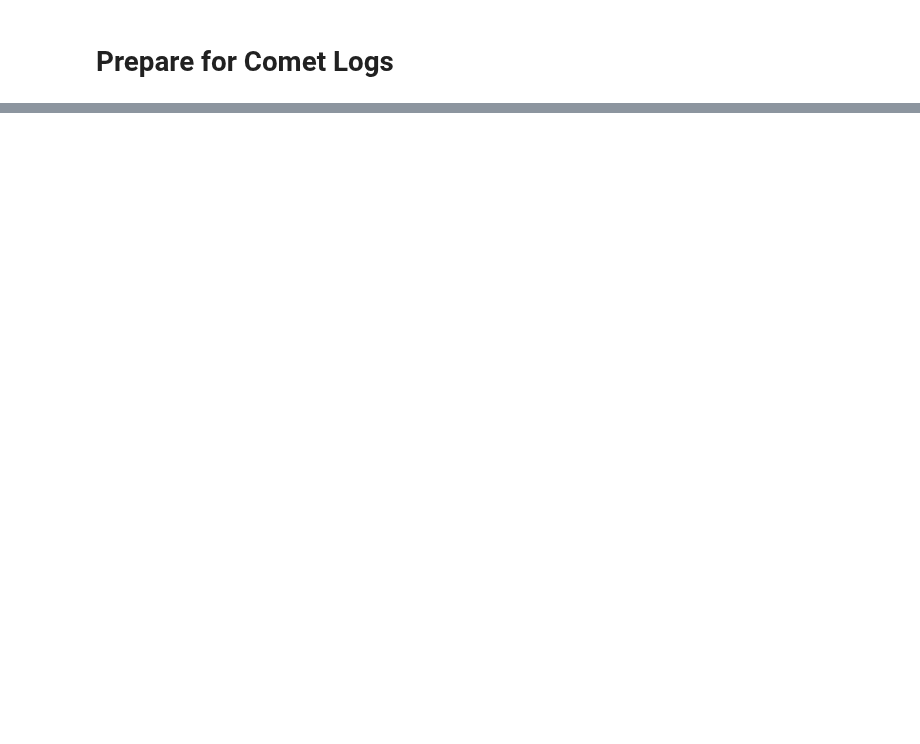
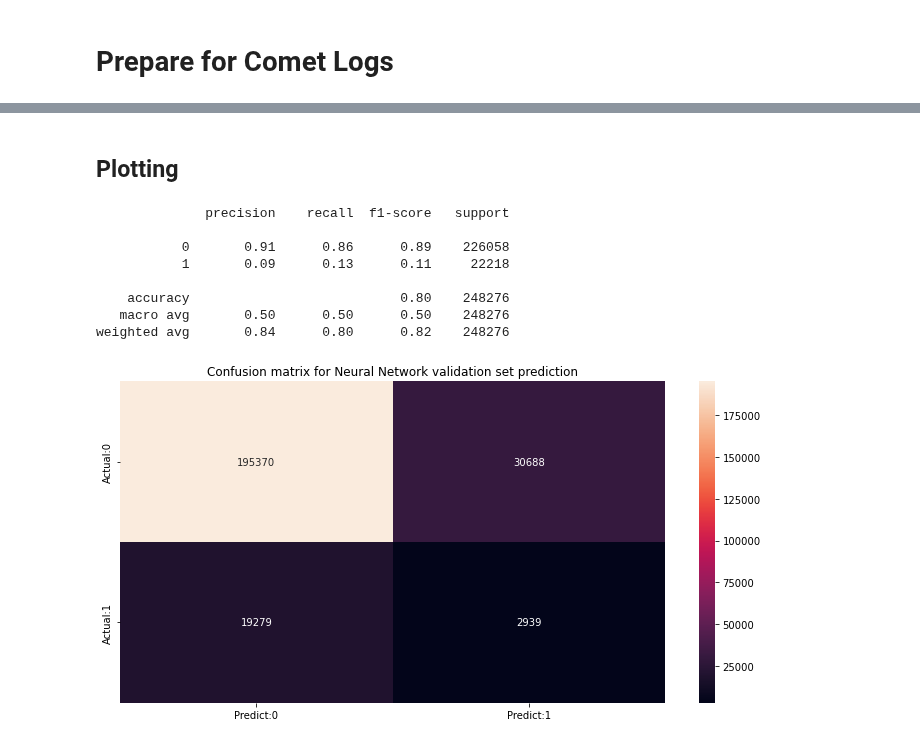
Before and after one commit to M0rph3e/ift6758-project-main, a Jupyter notebook: notebooks/try_your_best_shot_keras.ipynb, the cells around one changed output, grey strips where cells are left out. Saved outputs shown, nothing was run; the diff lists cells and outputs as text; code cells hidden in the pictures; blank space fills up the shorter version.

```diff
--- a/notebooks/try_your_best_shot_keras.ipynb
+++ b/notebooks/try_your_best_shot_keras.ipynb
@@ -456,0 +601,9 @@ model.metrics_names
+# %%
+with comet_exp.train():
+    weighted_history = weighted_model.fit(
+    x=train_ds,
+    epochs=EPOCHS,
+    #callbacks=[stop_early],
+    validation_data=val_ds,
+    # class weights
+    class_weight=class_weight)
@@ -465,3 +646,3 @@ model.metrics_names
 # %%
-val_pred = model.predict(val_ds, verbose=1)
+y_proba_val = model.predict(val_ds, verbose=1)
 # %% [output]
@@ -479,3 +650,5 @@ array([[0.09783998],
+# %%
+y_proba_val = np.concatenate([y for y in y_proba_val], axis=0)
 # %%
 threshold = 0.5
-val_pred = np.where(val_pred > threshold, 1,0)
+y_pred_val = np.where(y_proba_val > threshold, 1,0)
@@ -509,0 +723,16 @@ comet_exp.log_parameters(params)
+# %% [markdown]
+## Plotting
+# %%
+from ift6758.metrics import plot_metrics
+
+plot_metrics.plotConfusion(val_y_true,y_pred_val, title='Confusion matrix for Neural Network validation set prediction')
+# %% [output]
+              precision    recall  f1-score   support
+
+           0       0.91      0.86      0.89    226058
+           1       0.09      0.13      0.11     22218
+
+    accuracy                           0.80    248276
+   macro avg       0.50      0.50      0.50    248276
+weighted avg       0.84      0.80      0.82    248276
+[figure, added]
```
Also changed, not shown: parts of 91 cells of this notebook.
